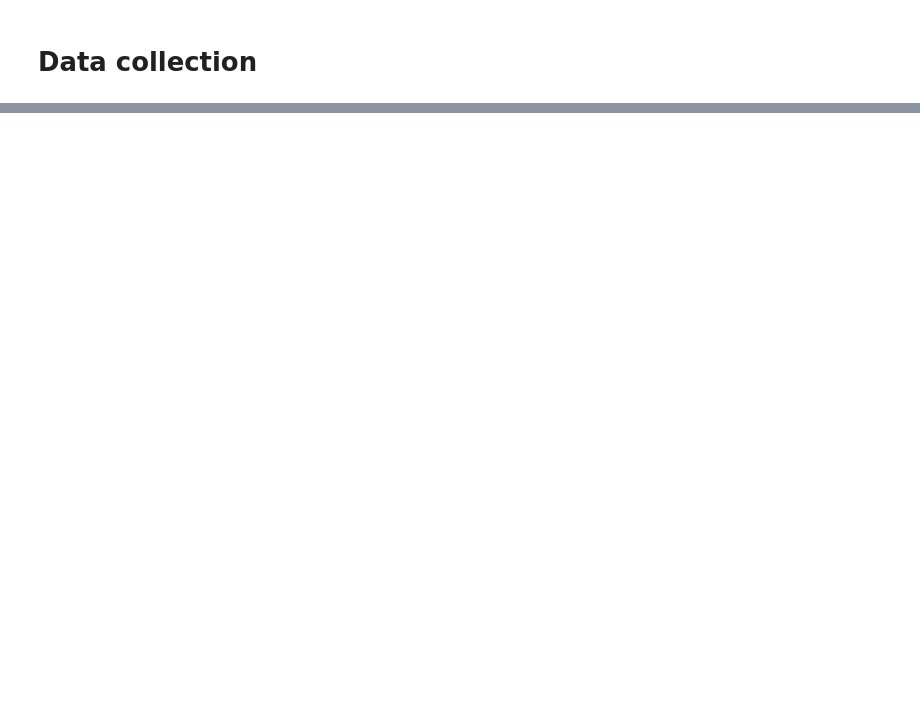
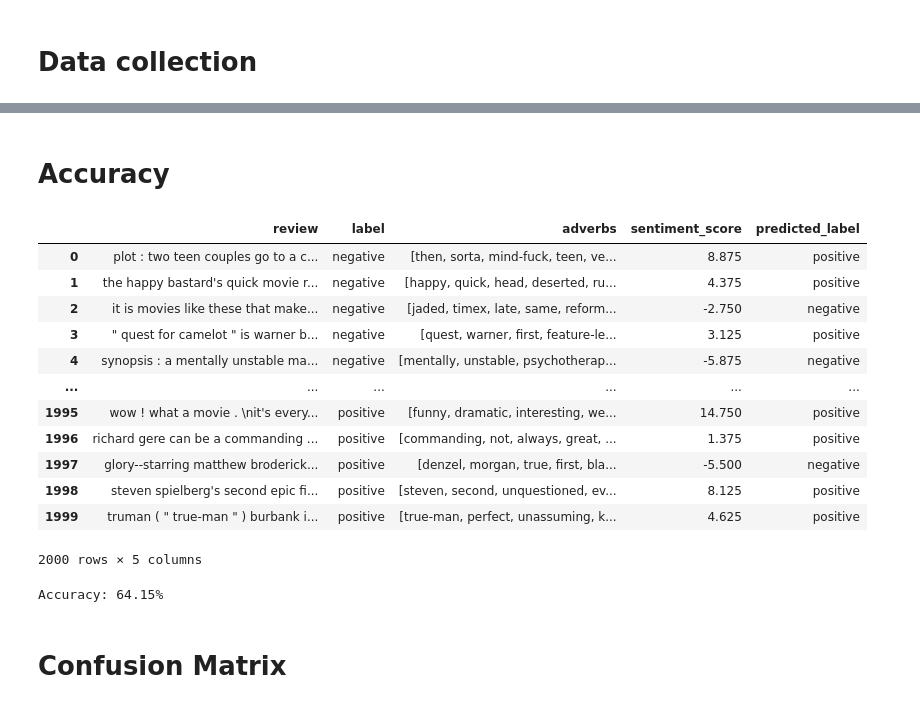
Before and after one commit to IIJanaII/ml_nlp, a Jupyter notebook: NLP_TD2.ipynb, the cells around one changed output, grey strips where cells are left out. Drawn from its saved outputs; the diff is of its cells as text; code cells hidden in the pictures; blank space fills up the shorter version.

```diff
--- a/NLP_TD2.ipynb
+++ b/NLP_TD2.ipynb
@@ -206,0 +79,2 @@ Review Negativity Score: 0.12
+# %%
+data['adverbs'] = data['review'].apply(get_adverbs)
@@ -206,0 +101,43 @@ Review Negativity Score: 0.12
+# %%
+def calculate_sentiment_score(adverbs):
+    sentiment_score = 0.0
+    for adverb in adverbs:
+        synsets = list(swn.senti_synsets(adverb))
+        if synsets:
+
+            sentiment_score += synsets[0].pos_score() - synsets[0].neg_score()
+    return sentiment_score
+# %%
+data['sentiment_score'] = data['adverbs'].apply(calculate_sentiment_score)
+# %% [markdown]
+# **Accuracy**
+# %%
+# Define a threshold for classifying reviews as positive or negative.
+threshold = 0.0  # Adjust this threshold as needed.
+
+# Create a 'predicted_label' column based on the sentiment score and threshold.
+data['predicted_label'] = data['sentiment_score'].apply(lambda score: "positive" if score > threshold else "negative")
+# %%
+data
+# %% [output]
+|  | review | label | adverbs | sentiment_score | predicted_label |
+| 0 | plot : two teen couples go to a c... | negative | [then, sorta, mind-fuck, teen, ve... | 8.875 | positive |
+| 1 | the happy bastard's quick movie r... | negative | [happy, quick, head, deserted, ru... | 4.375 | positive |
+| 2 | it is movies like these that make... | negative | [jaded, timex, late, same, reform... | -2.750 | negative |
+| 3 | " quest for camelot " is warner b... | negative | [quest, warner, first, feature-le... | 3.125 | positive |
+| 4 | synopsis : a mentally unstable ma... | negative | [mentally, unstable, psychotherap... | -5.875 | negative |
+| ... | ... | ... | ... | ... | ... |
+| 1995 | wow ! what a movie . \nit's every... | positive | [funny, dramatic, interesting, we... | 14.750 | positive |
+| 1996 | richard gere can be a commanding ... | positive | [commanding, not, always, great, ... | 1.375 | positive |
+| 1997 | glory--starring matthew broderick... | positive | [denzel, morgan, true, first, bla... | -5.500 | negative |
+| 1998 | steven spielberg's second epic fi... | positive | [steven, second, unquestioned, ev... | 8.125 | positive |
+| 1999 | truman ( " true-man " ) burbank i... | positive | [true-man, perfect, unassuming, k... | 4.625 | positive |
+2000 rows × 5 columns
+# %%
+# Calculate accuracy by comparing the predicted labels with the actual labels (if available).
+accuracy = (data['predicted_label'] == data['label']).mean()
+print(f"Accuracy: {accuracy * 100:.2f}%")
+# %% [output]
+Accuracy: 64.15%
+# %% [markdown]
+# **Confusion Matrix**
```
Also changed, not shown: parts of 28 cells of this notebook, 2 other files.
